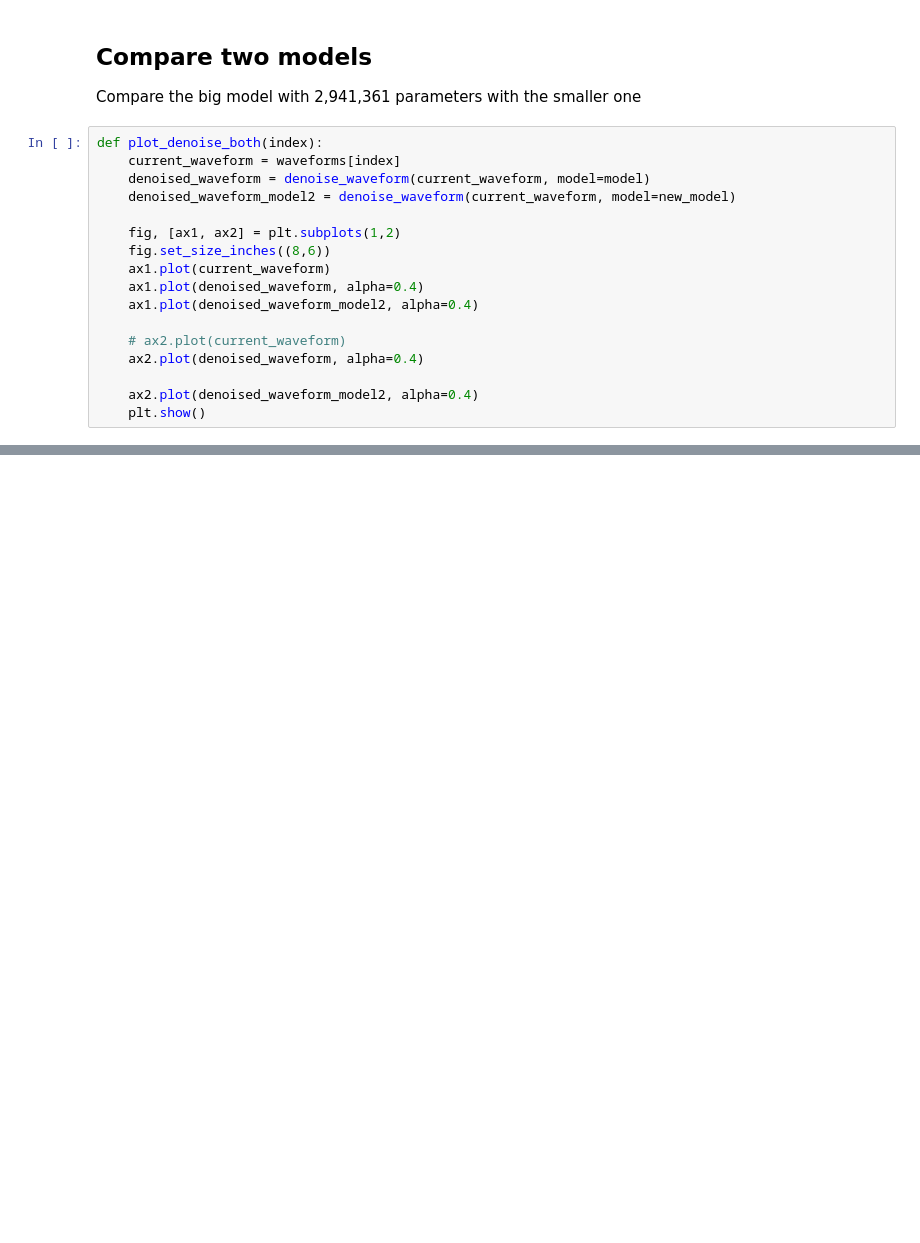
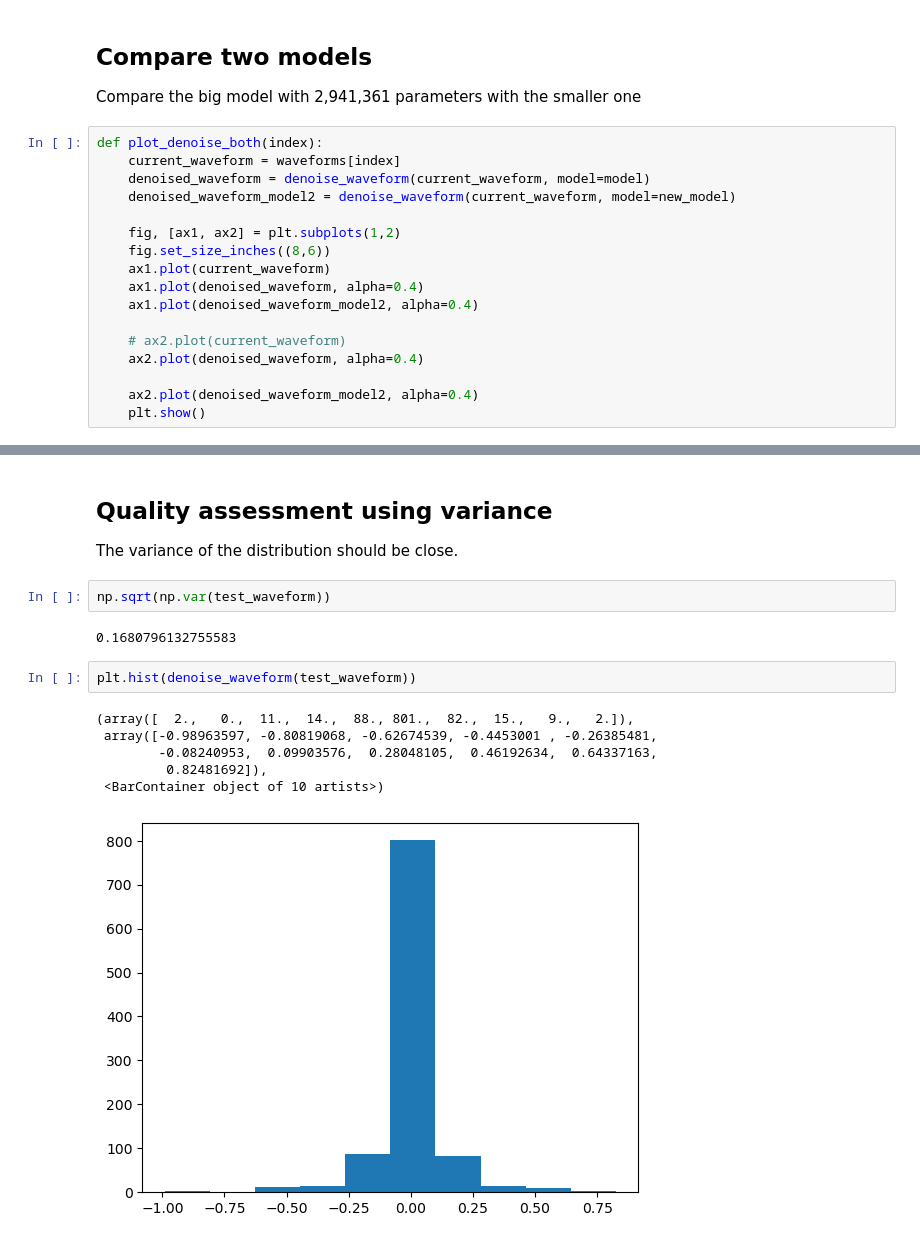
Before and after one commit to alexmundt/waveform-stft-denoise, a Jupyter notebook: Model - Testing.ipynb, the cells around one changed output, grey strips where cells are left out. Cells and saved outputs as stored; diff of their text form; blank space fills up the shorter version.

```diff
--- a/Model - Testing.ipynb
+++ b/Model - Testing.ipynb
@@ -134,0 +196,16 @@ interactive(children=(IntSlider(value=123, description='index', max=246), Output
+# %% [markdown]
+## Quality assessment using variance
+The variance of the distribution should be close.
+# %%
+np.sqrt(np.var(test_waveform))
+# %% [output]
+0.1680796132755583
+# %%
+plt.hist(denoise_waveform(test_waveform))
+# %% [output]
+(array([  2.,   0.,  11.,  14.,  88., 801.,  82.,  15.,   9.,   2.]),
+ array([-0.98963597, -0.80819068, -0.62674539, -0.4453001 , -0.26385481,
+        -0.08240953,  0.09903576,  0.28048105,  0.46192634,  0.64337163,
+         0.82481692]),
+ <BarContainer object of 10 artists>)
+[figure, added]
```
Also changed, not shown: parts of 22 cells of this notebook.
